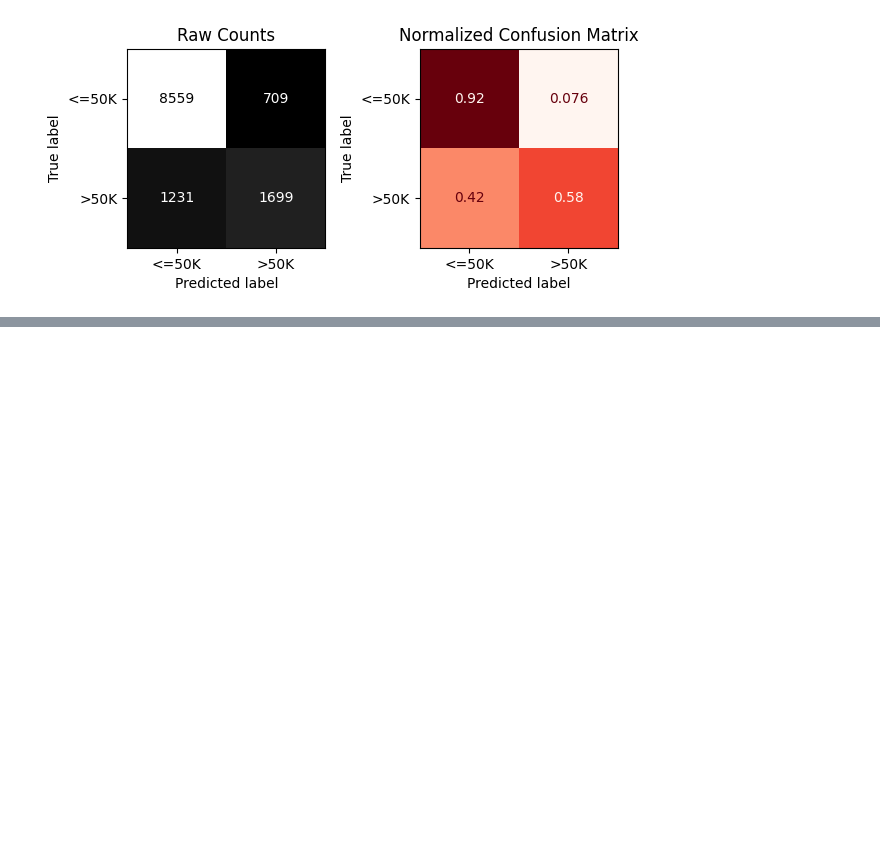
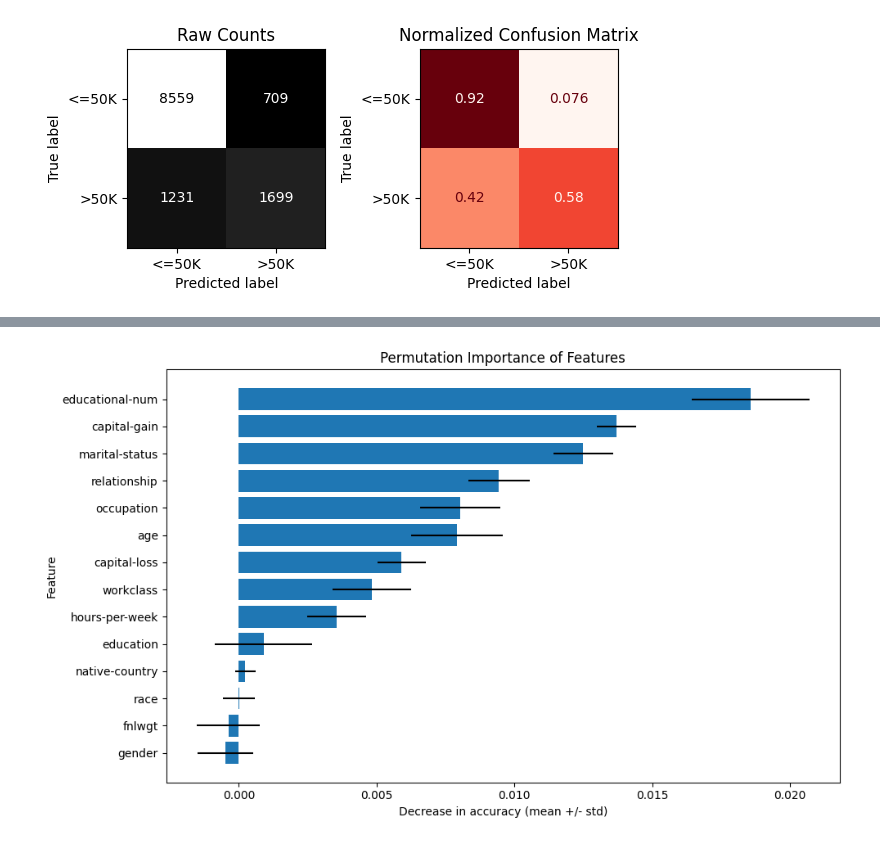
Before and after one commit to Dounia-Awni/Adult_Income_Project, a Jupyter notebook: Project2.ipynb, the cells around one changed output, grey strips where cells are left out. Drawn from its saved outputs; the diff is of its cells as text; code cells hidden in the pictures; blank space fills up the shorter version.

```diff
--- a/Project2.ipynb
+++ b/Project2.ipynb
@@ -1171,0 +1203,28 @@ weighted avg       0.83      0.84      0.84     12198
+# %%
+from sklearn.inspection import permutation_importance
+import matplotlib.pyplot as plt
+import pandas as pd
+
+SEED = 42 # Define SEED for reproducibility
+
+# Get the best KNN model from the GridSearchCV result
+best_knn_model = grid_knn.best_estimator_
+
+# Calculate permutation importance on the test set
+result = permutation_importance(
+    best_knn_model, X_test, y_test, n_repeats=10, random_state=SEED, n_jobs=-1, scoring='accuracy'
+)
+
+# Organize the results into a DataFrame
+importance_df = pd.DataFrame({
+    'feature': X_test.columns,
+    'importance_mean': result.importances_mean,
+    'importance_std': result.importances_std
+})
+
+# Sort by importance_mean in descending order
+importance_df = importance_df.sort_values(by='importance_mean', ascending=False)
+
+# Display the top features
+print("Permutation Importance for Optimized KNN Model (Test Data):")
+display(importance_df.head(10))
@@ -1171,0 +1244,12 @@ weighted avg       0.83      0.84      0.84     12198
+# %%
+# Plot the permutation importance
+fig, ax = plt.subplots(figsize=(10, 6))
+ax.barh(importance_df['feature'], importance_df['importance_mean'], xerr=importance_df['importance_std'])
+ax.set_xlabel("Decrease in accuracy (mean +/- std)")
+ax.set_ylabel("Feature")
+ax.set_title("Permutation Importance of Features")
+ax.invert_yaxis() # Highest importance at the top
+plt.tight_layout()
+plt.show()
+# %% [output]
+[figure, added]
```
Also changed, not shown: parts of 13 cells of this notebook.
